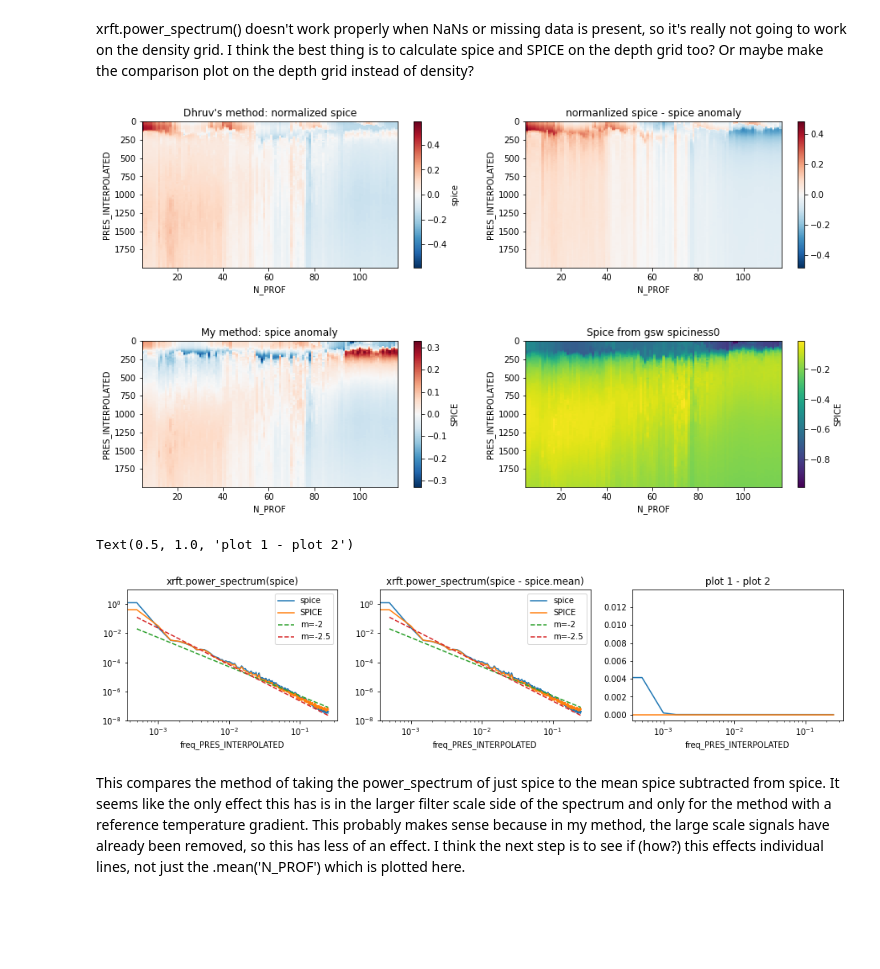
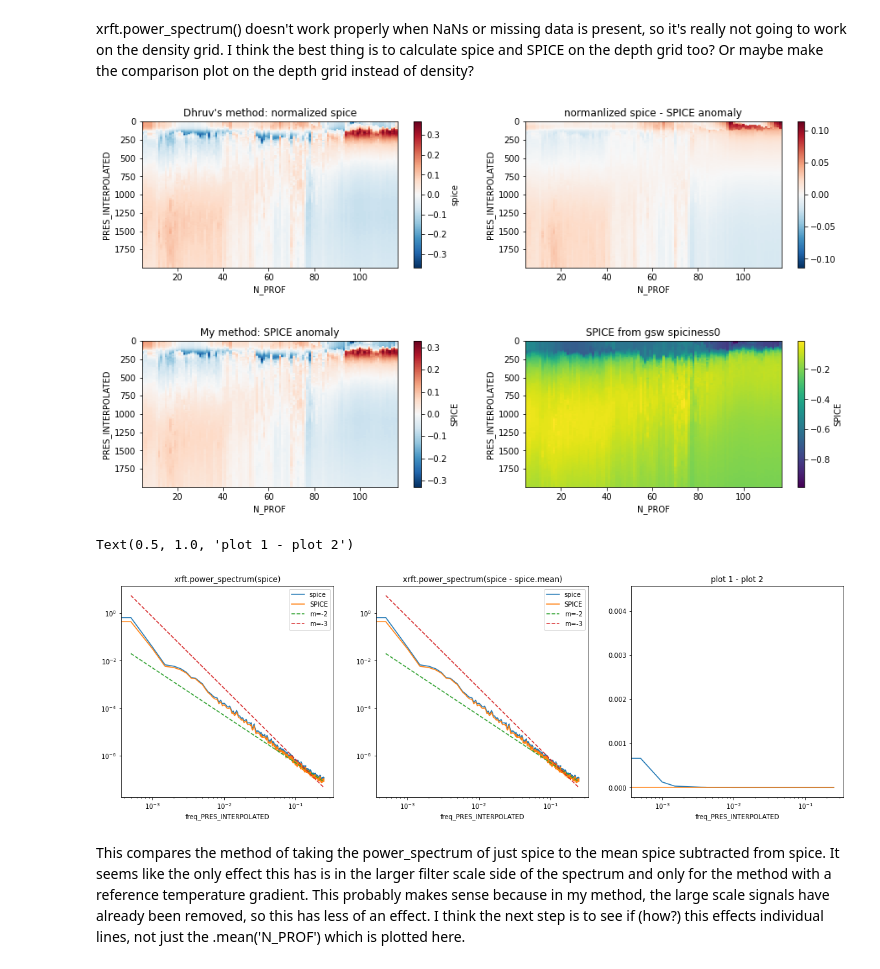
Before and after one commit to ocean-transport/argo-intern, a Jupyter notebook: methods.ipynb, the cells around one changed output. Drawn from its saved outputs; the diff is of its cells as text; code cells hidden in the pictures; blank space fills up the shorter version.

Commit message:
spice edits from meeting

```diff
--- a/methods.ipynb
+++ b/methods.ipynb
@@ -95,15 +95,18 @@ xrft.power_spectrum() doesn't work properly when NaNs or missing data is present
 # %%
 n=0
 mean_prof_z  = float_z.SPICE.isel(PRES_INTERPOLATED=n).mean(skipna=True)
-spice_prof_z = float_z.SPICE.isel(PRES_INTERPOLATED=n) - mean_prof_z
+SPICE_prof_z = float_z.SPICE.isel(PRES_INTERPOLATED=n) - mean_prof_z
 
 for n in range(1,len(float_z.PRES_INTERPOLATED)):
     mean_prof_z       = float_z.SPICE.isel(PRES_INTERPOLATED=n).mean(skipna=True)
-    spice_prof_next_z = float_z.SPICE.isel(PRES_INTERPOLATED=n) - mean_prof_z
+    SPICE_prof_next_z = float_z.SPICE.isel(PRES_INTERPOLATED=n) - mean_prof_z
 
-    spice_prof_z = xr.concat([spice_prof_z, spice_prof_next_z], dim='PRES_INTERPOLATED')
+    SPICE_prof_z = xr.concat([SPICE_prof_z, SPICE_prof_next_z], dim='PRES_INTERPOLATED')
 # %%
 alpha_z = gsw.alpha(float_z.SA, float_z.CT, float_z.PRES_INTERPOLATED)
+beta_z = gsw.beta(float_z.SA, float_z.CT, float_z.PRES_INTERPOLATED)
 
 dCT_z = float_z.CT - float_z.CT.mean('N_PROF')
-float_z['spice']= 2*1000*alpha_z*dCT_z
+dSA_z = float_z.SA - float_z.SA.mean('N_PROF')
+
+float_z['spice']= 1000*alpha_z*dCT_z + 1000*beta_z*dSA_z
@@ -118,26 +119,26 @@ plt.gca().invert_yaxis()
 plt.title("Dhruv's method: normalized spice")
 
 plt.subplot(2,2,2)
-zdiff.plot(y='PRES_INTERPOLATED')
+(float_z.spice - SPICE_prof_z).plot(y='PRES_INTERPOLATED')
 plt.gca().invert_yaxis()
-plt.title("normanlized spice - spice anomaly")
+plt.title("normanlized spice - SPICE anomaly")
 
 plt.subplot(2,2,3)
-spice_prof_z.plot(y='PRES_INTERPOLATED')
+SPICE_prof_z.plot(y='PRES_INTERPOLATED')
 plt.gca().invert_yaxis()
-plt.title("My method: spice anomaly")
+plt.title("My method: SPICE anomaly")
 
 plt.subplot(2,2,4)
 float_z.SPICE.plot(y='PRES_INTERPOLATED')
 plt.gca().invert_yaxis()
-plt.title("Spice from gsw spiciness0")
+plt.title("SPICE from gsw spiciness0")
 
 plt.subplots_adjust(hspace=0.5)
 # %% [output]
-[figure, old version]
+[figure, new version]
 # %%
-spice_spec_z = xrft.power_spectrum(float_z.spice,dim='PRES_INTERPOLATED', window=True)
-SPICE_spec_z = xrft.power_spectrum(spice_prof_z ,dim='PRES_INTERPOLATED', window=True)
+spice_spec_z = xrft.power_spectrum(float_z.spice,dim='PRES_INTERPOLATED', window='hamming')
+SPICE_spec_z = xrft.power_spectrum(spice_prof_z ,dim='PRES_INTERPOLATED', window='hamming')
 # %%
-spice_spec_mean_z = xrft.power_spectrum(float_z.spice - float_z.spice.mean('N_PROF'),dim='PRES_INTERPOLATED', window=True)
-SPICE_spec_mean_z = xrft.power_spectrum(spice_prof_z  - spice_prof_z .mean('N_PROF'),dim='PRES_INTERPOLATED', window=True)
+spice_spec_mean_z = xrft.power_spectrum(float_z.spice - float_z.spice.mean('N_PROF'),dim='PRES_INTERPOLATED', window='hamming')
+SPICE_spec_mean_z = xrft.power_spectrum(spice_prof_z  - spice_prof_z .mean('N_PROF'),dim='PRES_INTERPOLATED', window='hamming')
@@ -144,5 +149,5 @@ SPICE_spec_mean_z = xrft.power_spectrum(spice_prof_z  - spice_prof_z .mean('N_PR
 # %%
-plt.figure(figsize=(16,3))
+plt.figure(figsize=(20,6))
 
 plt.subplot(1,3,1)
 spice_spec_z.mean('N_PROF').plot(label='spice')
@@ -150,38 +155,38 @@ SPICE_spec_z.mean('N_PROF').plot(label='SPICE')
 
 kz = spice_spec_z.freq_PRES_INTERPOLATED
 plt.plot(kz, 5e-9*kz**(-2), '--', label='m=-2')
-plt.plot(kz, 7e-10*kz**(-2.5), '--', label='m=-2.5')
+plt.plot(kz, 7e-10*kz**(-3), '--', label='m=-3')
 
 plt.xscale('log')
 plt.yscale('log')
-plt.ylim(1e-8, 1e1)
+#plt.ylim(1e-8, 1e1)
 plt.legend()
 plt.title('xrft.power_spectrum(spice)')
 
 plt.subplot(1,3,2)
 spice_spec_mean_z.mean('N_PROF').plot(label='spice')
 SPICE_spec_mean_z.mean('N_PROF').plot(label='SPICE')
 
 kz = spice_spec_mean_z.freq_PRES_INTERPOLATED
 plt.plot(kz, 5e-9*kz**(-2), '--', label='m=-2')
-plt.plot(kz, 7e-10*kz**(-2.5), '--', label='m=-2.5')
+plt.plot(kz, 7e-10*kz**(-3), '--', label='m=-3')
 
-plt.ylim(1e-8, 1e1)
+#plt.ylim(1e-8, 1e1)
 plt.xscale('log')
 plt.yscale('log')
 plt.legend()
 plt.title('xrft.power_spectrum(spice - spice.mean)')
 
 
 plt.subplot(1,3,3)
 (spice_spec_z - spice_spec_mean_z).mean('N_PROF').plot(label='spice')
 (SPICE_spec_z - SPICE_spec_mean_z).mean('N_PROF').plot(label='SPICE')
 
 plt.xscale('log')
 plt.title('plot 1 - plot 2')
 # %% [output]
 Text(0.5, 1.0, 'plot 1 - plot 2')
-[figure, old version]
+[figure, new version]
 # %% [markdown]
 This compares the method of taking the power_spectrum of just spice to the mean spice subtracted from spice. It seems like the only effect this has is in the larger filter scale side of the spectrum and only for the method with a reference temperature gradient. This probably makes sense because in my method, the large scale signals have already been removed, so this has less of an effect. I think the next step is to see if (how?) this effects individual lines, not just the .mean('N_PROF') which is plotted here.
 # %%
```
Also changed, not shown: parts of 15 cells of this notebook.
